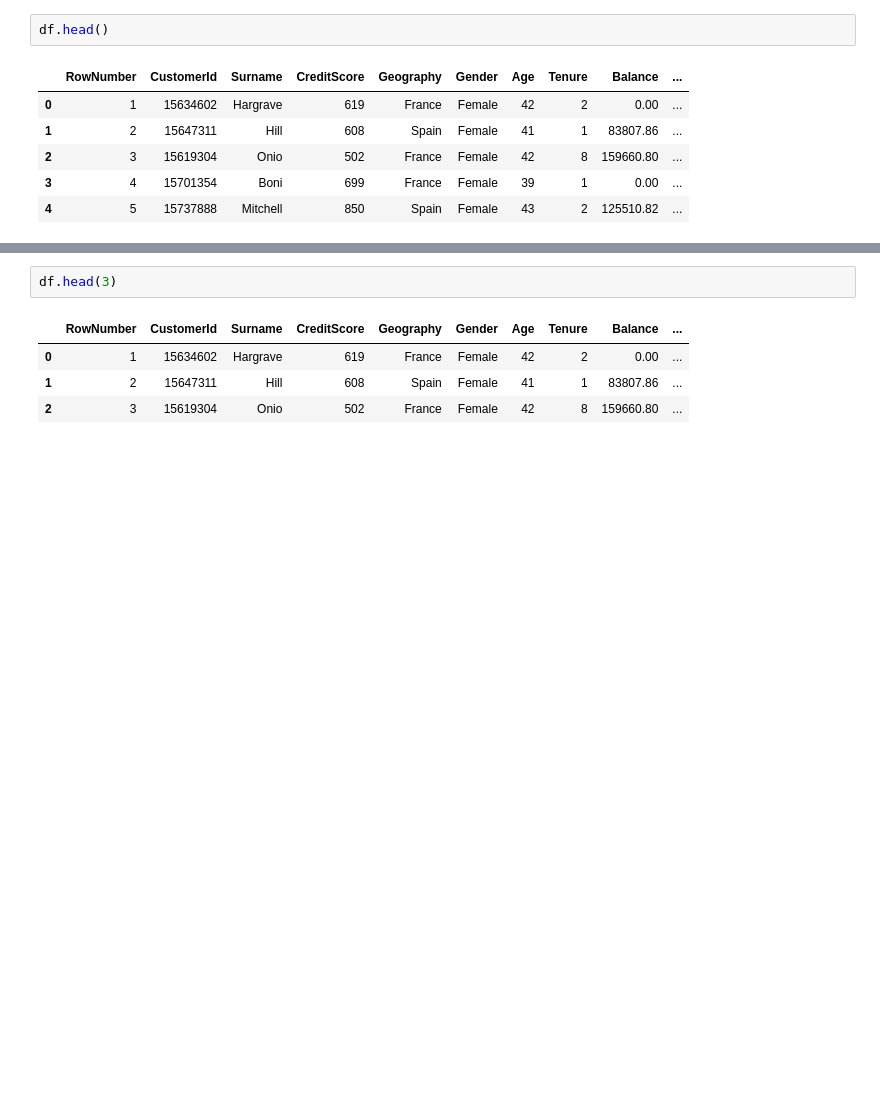
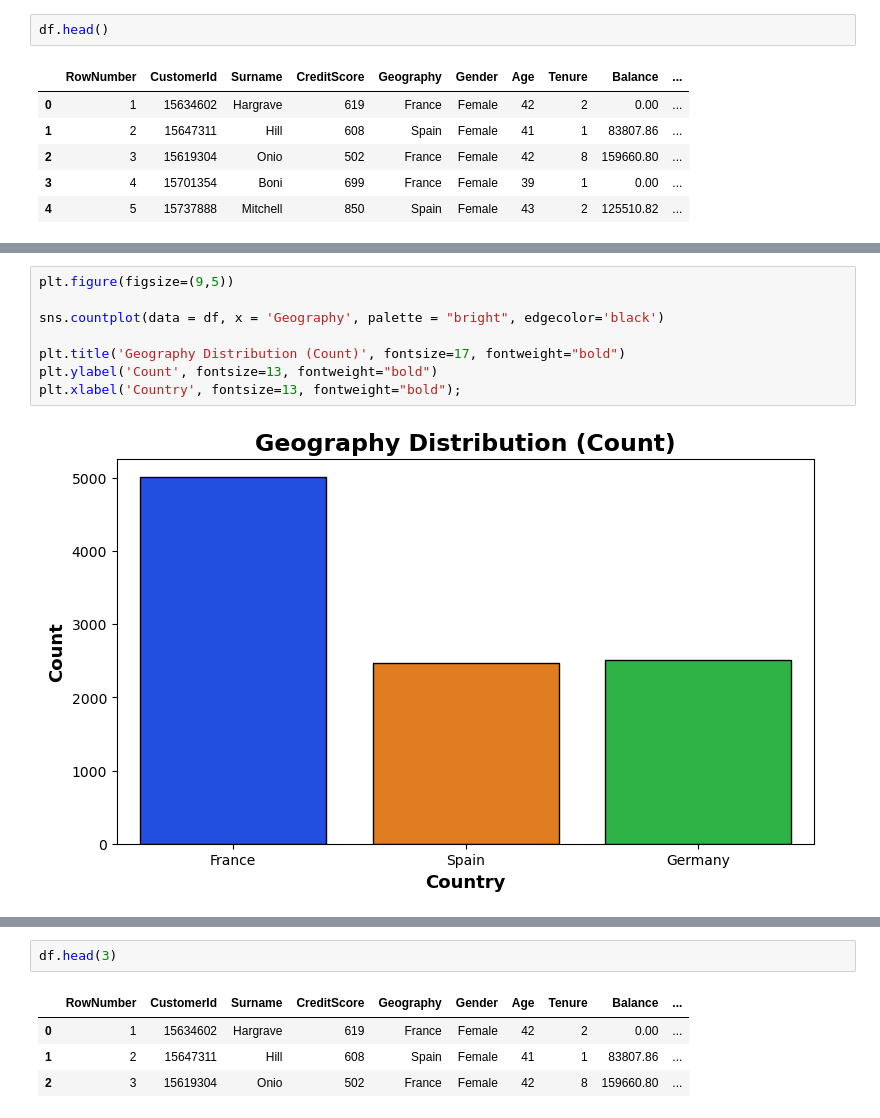
Before and after one commit to lavkushsingh31/Deep_Learning_Assignments, a Jupyter notebook: Practice Udemy - ANN Practice.ipynb, the cells around one changed output, grey strips where cells are left out. Drawn from its saved outputs; the diff is of its cells as text; blank space fills up the shorter version.

```diff
--- a/Practice Udemy - ANN Practice.ipynb
+++ b/Practice Udemy - ANN Practice.ipynb
@@ -28 +55,11 @@ df.head()
+# %%
+plt.figure(figsize=(9,5))
+
+sns.countplot(data = df, x = 'Geography', palette = "bright", edgecolor='black')
+
+plt.title('Geography Distribution (Count)', fontsize=17, fontweight="bold")
+plt.ylabel('Count', fontsize=13, fontweight="bold")
+plt.xlabel('Country', fontsize=13, fontweight="bold");
+# %% [output]
+[figure, added]
 # %%
```
Also changed, not shown: parts of 21 cells of this notebook.
